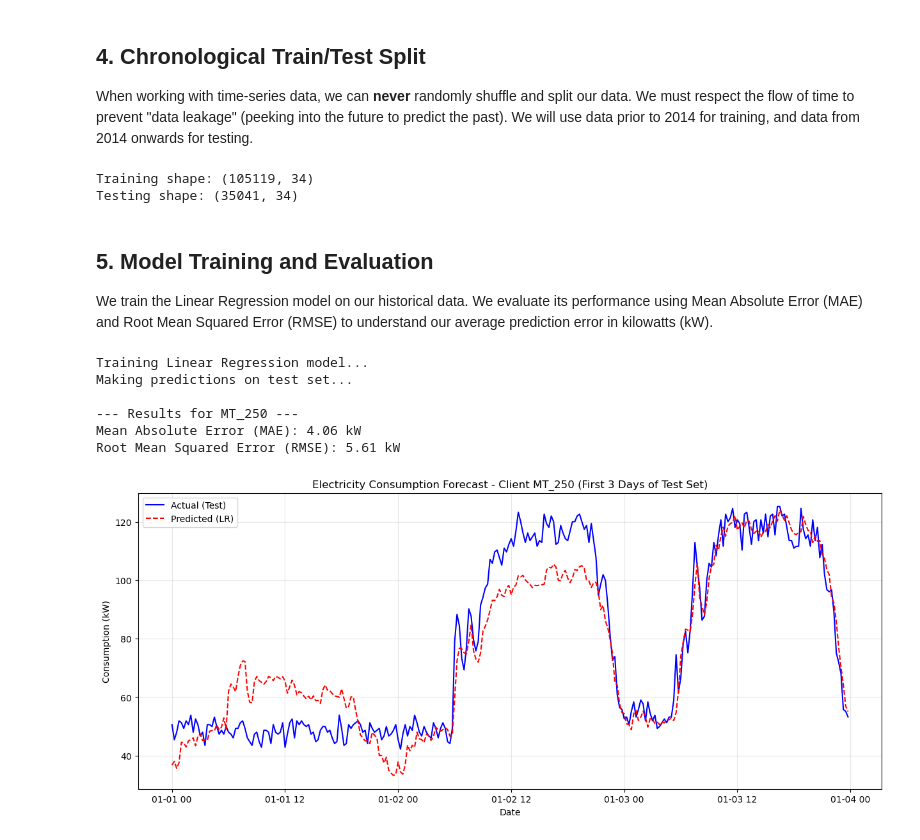
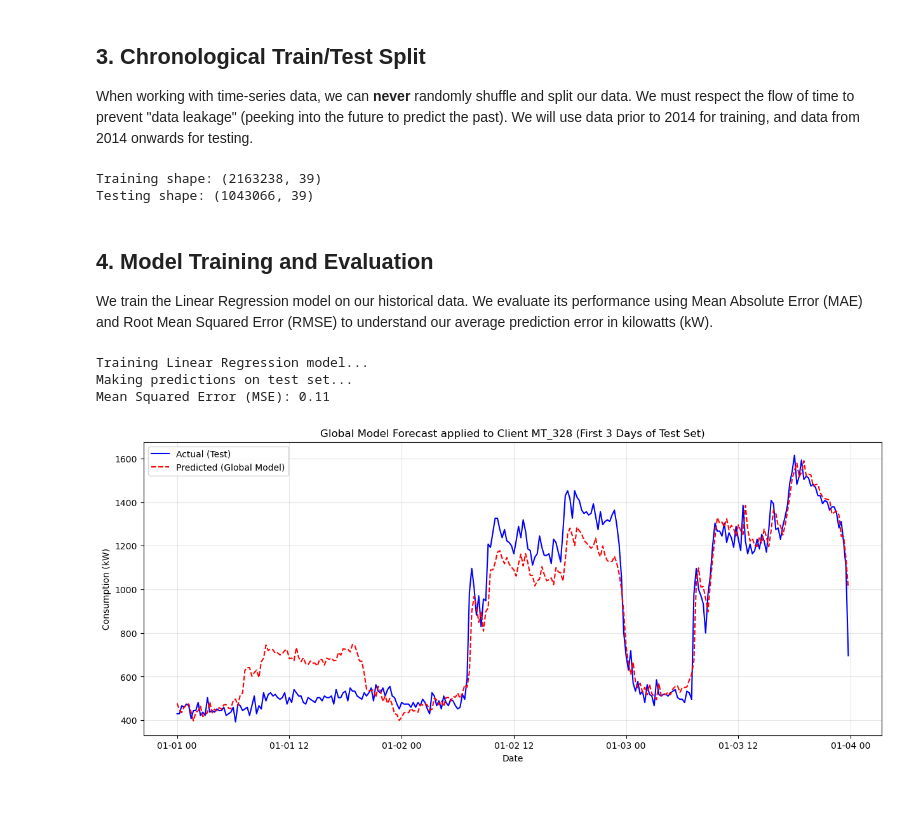
Before and after one commit to lucabarattini/forecasting-electricity, a Jupyter notebook: 1linear-regression.ipynb, the cells around one changed output. Drawn from its saved outputs; the diff is of its cells as text; code cells hidden in the pictures; blank space fills up the shorter version.

```diff
--- a/1linear-regression.ipynb
+++ b/1linear-regression.ipynb
@@ -38,5 +78,5 @@ df_model = pd.get_dummies(df_client, columns=['Hour', 'Weekday'], drop_first=Tru
 # %% [markdown]
-## 4. Chronological Train/Test Split
+## 3. Chronological Train/Test Split
 
 
 When working with time-series data, we can **never** randomly shuffle and split our data. We must respect the flow of time to prevent "data leakage" (peeking into the future to predict the past). We will use data prior to 2014 for training, and data from 2014 onwards for testing.
@@ -47,21 +87,21 @@ train = df_model[df_model['Date'] < cutoff_date]
 test = df_model[df_model['Date'] >= cutoff_date]
 
 # Define features (X) and target (y)
-cols_to_drop = ['Date', 'ClientID', 'DayMonth', 'Consumption']
+cols_to_drop = ['Date', 'ClientID', 'DayMonth', 'Consumption', 'Consumption_Scaled', 'Lag_15min', 'Lag_24h', 'Rolling_Mean_4h']
 
 X_train = train.drop(columns=cols_to_drop)
-y_train = train['Consumption']
+y_train = train['Consumption_Scaled']
 
 X_test = test.drop(columns=cols_to_drop)
-y_test = test['Consumption']
+y_test = test['Consumption_Scaled']
 
 print(f"Training shape: {X_train.shape}")
 print(f"Testing shape: {X_test.shape}")
 # %% [output]
-Training shape: (105119, 34)
-Testing shape: (35041, 34)
+Training shape: (2163238, 39)
+Testing shape: (1043066, 39)
 # %% [markdown]
-## 5. Model Training and Evaluation
+## 4. Model Training and Evaluation
 We train the Linear Regression model on our historical data. We evaluate its performance using Mean Absolute Error (MAE) and Root Mean Squared Error (RMSE) to understand our average prediction error in kilowatts (kW).
 # %%
 print("Training Linear Regression model...")
@@ -71,30 +111,41 @@ model.fit(X_train, y_train)
 print("Making predictions on test set...")
 y_pred = model.predict(X_test)
 
-mae = mean_absolute_error(y_test, y_pred)
-rmse = np.sqrt(mean_squared_error(y_test, y_pred))
+rmse = mean_squared_error(y_test, y_pred)
 
-print(f"\n--- Results for {client_id} ---")
-print(f"Mean Absolute Error (MAE): {mae:.2f} kW")
-print(f"Root Mean Squared Error (RMSE): {rmse:.2f} kW")
+print(f"Mean Squared Error (MSE): {rmse:.2f}")
 # %% [output]
 Training Linear Regression model...
 Making predictions on test set...
-
---- Results for MT_250 ---
-Mean Absolute Error (MAE): 4.06 kW
-Root Mean Squared Error (RMSE): 5.61 kW
+Mean Squared Error (MSE): 0.11
 # %%
-days_to_plot = 288
+test_client_id = sampled_clients[0]
+client_test_data = test[test['ClientID'] == test_client_id].copy()
+
+# Find the indices of this client in the overall test set to extract their specific predictions
+client_indices = test['ClientID'] == test_client_id
+client_y_pred = y_pred[client_indices]
+client_y_actual = client_test_data['Consumption'] # The real, unscaled kW values
+
+# To reverse the scaling, we need to rebuild the scaler for this specific client
+client_scaler = StandardScaler()
+# We fit the scaler on the client's original training data to get the correct mean and variance
+client_train_data = train[train['ClientID'] == test_client_id]['Consumption']
+client_scaler.fit(client_train_data.values.reshape(-1, 1))
+
+# Inverse transform the predictions back to kW
+client_y_pred_kw = client_scaler.inverse_transform(client_y_pred.reshape(-1, 1)).flatten()
+
+days_to_plot = 288 # Roughly 3 days of 15-min intervals
 
 plt.figure(figsize=(15, 6))
-plt.plot(test['Date'].iloc[:days_to_plot], y_test.iloc[:days_to_plot], label='Actual (Test)', color='blue')
-plt.plot(test['Date'].iloc[:days_to_plot], y_pred[:days_to_plot], label='Predicted (LR)', color='red', linestyle='--')
-plt.title(f'Electricity Consumption Forecast - Client {client_id} (First 3 Days of Test Set)')
+plt.plot(client_test_data['Date'].iloc[:days_to_plot], client_y_actual.iloc[:days_to_plot], label='Actual (Test)', color='blue')
+plt.plot(client_test_data['Date'].iloc[:days_to_plot], client_y_pred_kw[:days_to_plot], label='Predicted (Global Model)', color='red', linestyle='--')
+plt.title(f'Global Model Forecast applied to Client {test_client_id} (First 3 Days of Test Set)')
 plt.xlabel('Date')
 plt.ylabel('Consumption (kW)')
 plt.legend()
 plt.grid(True, alpha=0.3)
 plt.show()
 # %% [output]
-[figure, old version]
+[figure, new version]
```
Also changed, not shown: parts of 6 cells of this notebook, 4 other files.
